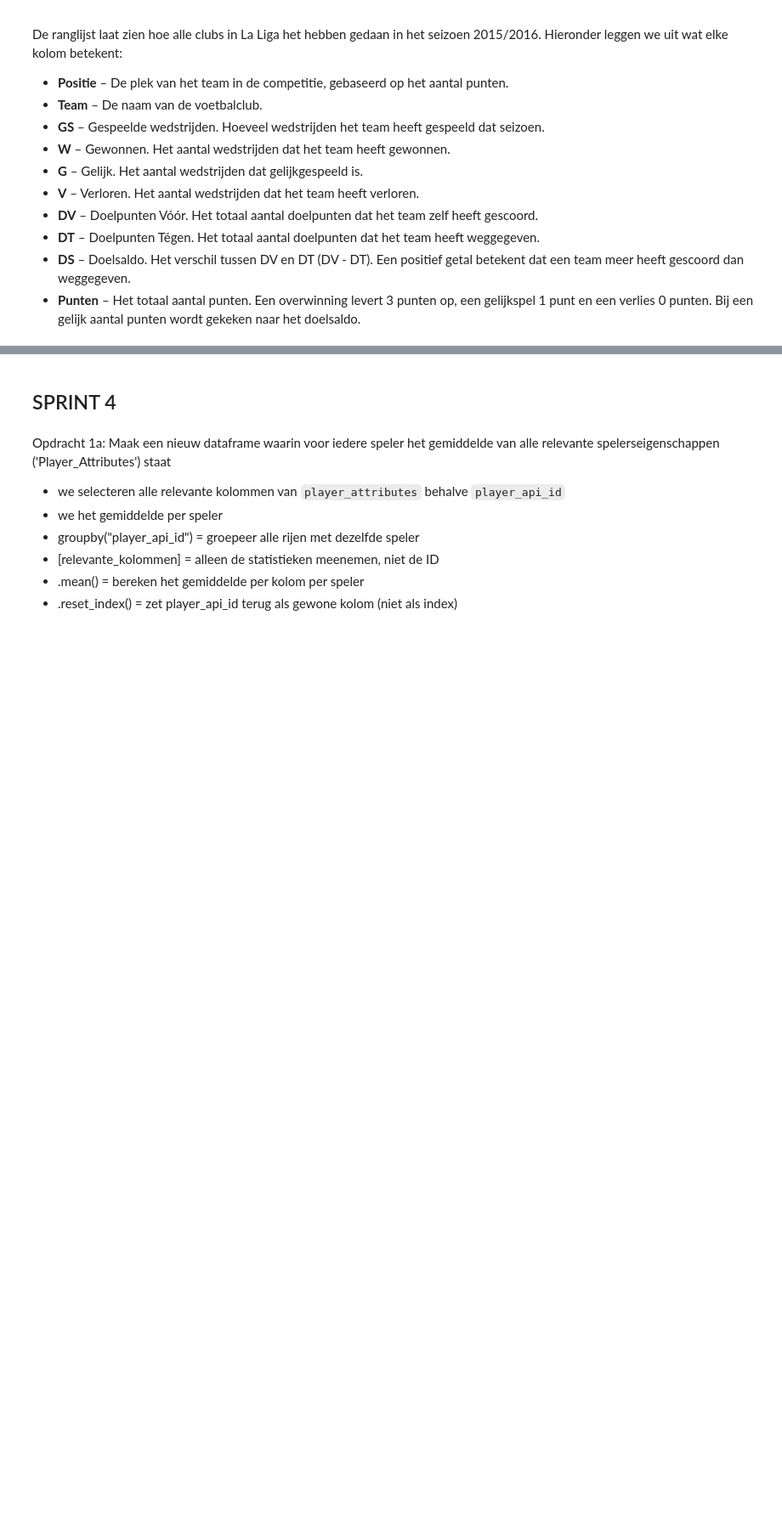
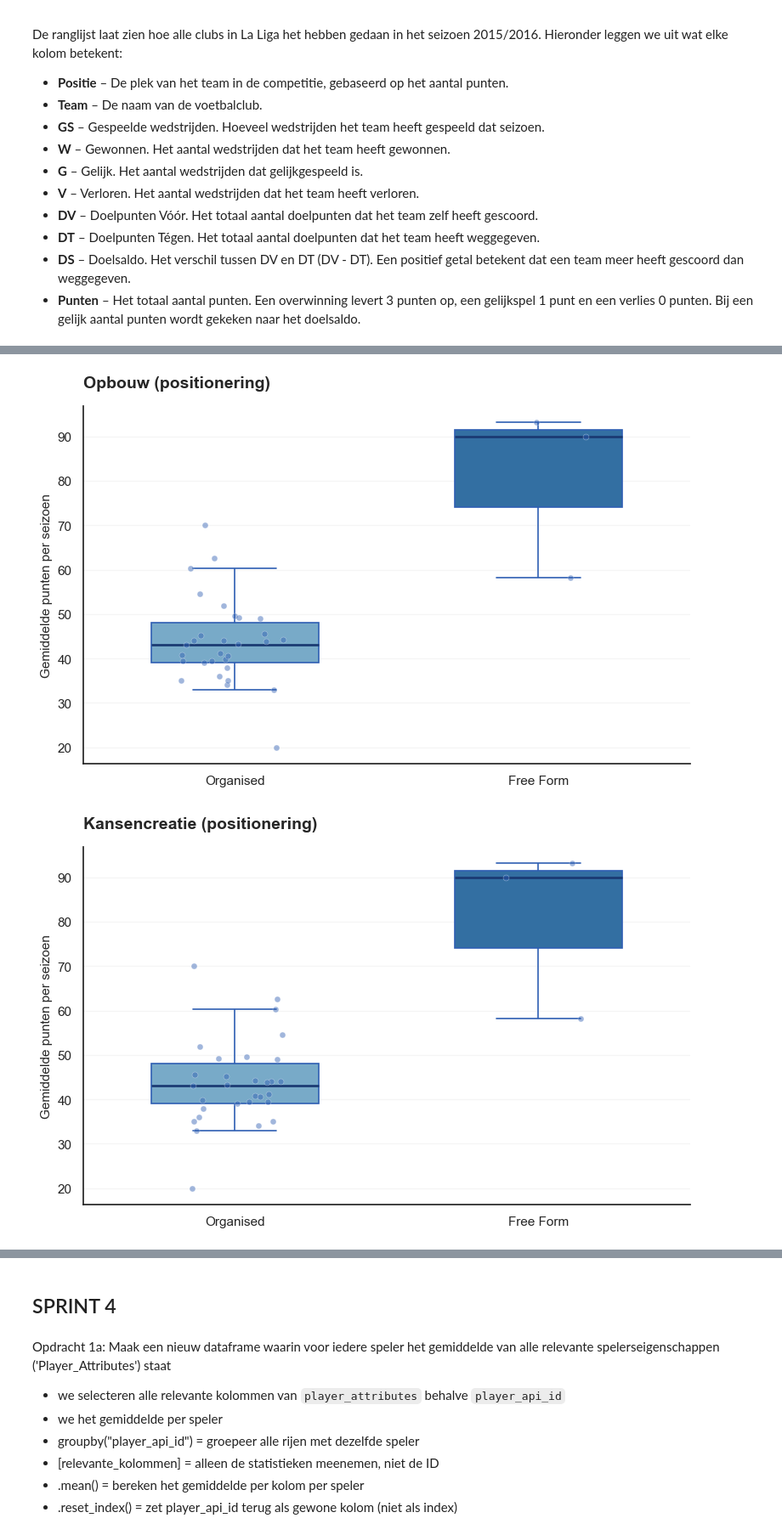
Before and after one commit to Ardjun6/Groep6-datalab2, a Jupyter notebook: fc_barcelona_analysis.ipynb, the cells around one changed output, grey strips where cells are left out. Shown at 85% size. Cells and saved outputs as stored; diff of their text form; code cells hidden in the pictures; blank space fills up the shorter version.

```diff
--- a/fc_barcelona_analysis.ipynb
+++ b/fc_barcelona_analysis.ipynb
@@ -732,0 +1029,64 @@ for var in variabelen:
+# %%
+CAT_TITELS = {
+    'buildUpPlayPositioningClass':    'Opbouw (positionering)',
+    'chanceCreationPositioningClass': 'Kansencreatie (positionering)',
+    'defenceDefenderLineClass':       'Verdedigingslinie',
+}
+
+
+def plot_categoriale_boxplots(df):
+    """
+    Toont per categoriale teameigenschap een losse, grote boxplot van de
+    gemiddelde punten per categorie.
+
+    De categorieën staan gesorteerd op mediaan (laag naar hoog). Donkerder
+    blauw = hogere mediaan. De stipjes zijn de losse teams.
+
+    Parameters
+    ----------
+    df : pd.DataFrame
+        Analyse-dataframe met 'gem_punten' en de categoriale eigenschappen.
+    """
+    for col, titel in CAT_TITELS.items():
+        data = df.dropna(subset=[col, "gem_punten"])
+
+        medianen = data.groupby(col)["gem_punten"].median().sort_values()
+        volgorde = medianen.index.tolist()
+
+        pal = sns.color_palette("Blues", len(volgorde) + 1)[1:]
+        kleurmap = {cat: pal[i] for i, cat in enumerate(volgorde)}
+
+        fig, ax = plt.subplots(figsize=(8, 5.2))
+
+        sns.boxplot(
+            data=data, x=col, y="gem_punten", order=volgorde,
+            hue=col, hue_order=volgorde, palette=kleurmap, legend=False,
+            width=0.55, linewidth=1.2,
+            fliersize=0,
+            boxprops={"edgecolor": "#2F5FB3"},
+            whiskerprops={"color": "#2F5FB3"},
+            capprops={"color": "#2F5FB3"},
+            medianprops={"color": "#1b3b73", "linewidth": 2},
+            ax=ax,
+        )
+        sns.stripplot(
+            data=data, x=col, y="gem_punten", order=volgorde,
+            color=BLAUW_DONKER, alpha=0.45, size=5, jitter=0.18,
+            edgecolor="white", linewidth=0.4, ax=ax,
+        )
+
+        ax.set_title(titel, fontsize=14, fontweight="bold", loc="left", pad=16)
+
+        ax.set_xlabel("")
+        ax.set_ylabel("Gemiddelde punten per seizoen", fontsize=11)
+        ax.tick_params(labelsize=11)
+        ax.grid(axis="y", alpha=0.18)
+        sns.despine(ax=ax)
+        plt.tight_layout()
+        plt.show()
+
+
+plot_categoriale_boxplots(analyse_df)
+# %% [output]
+[figure, added]
+[figure, added]
```
Also changed, not shown: parts of 31 cells of this notebook, 1 other file.
